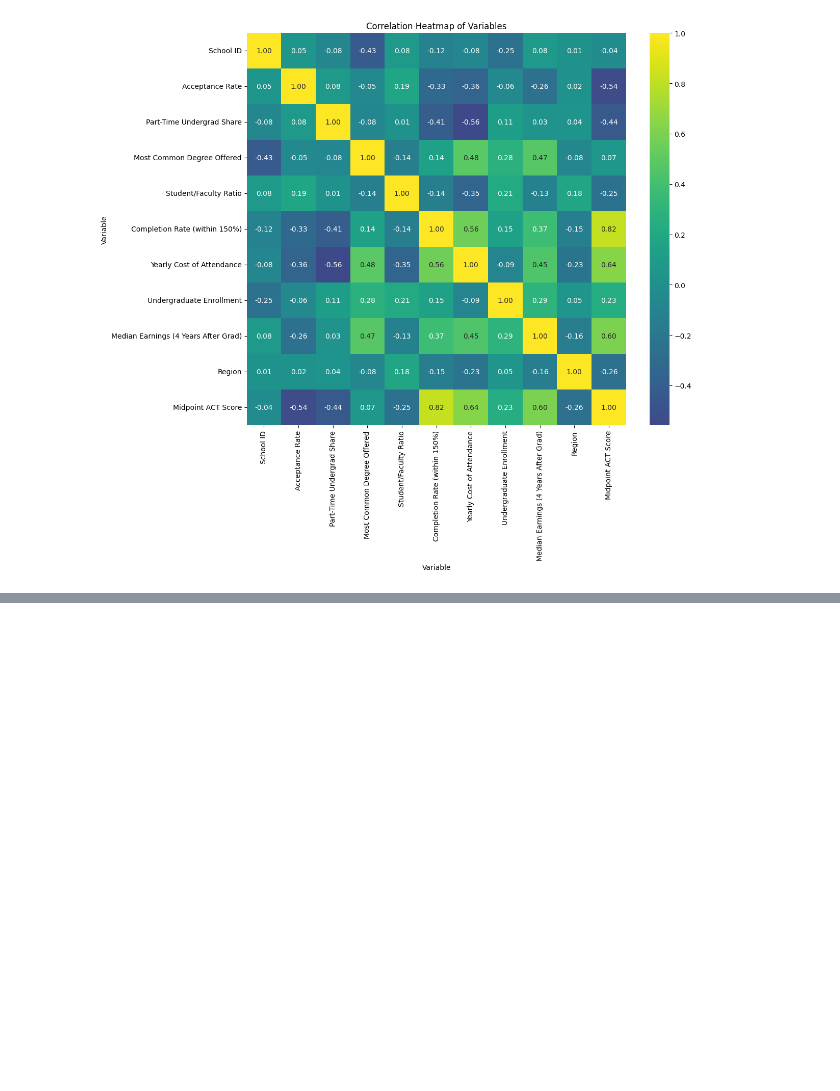
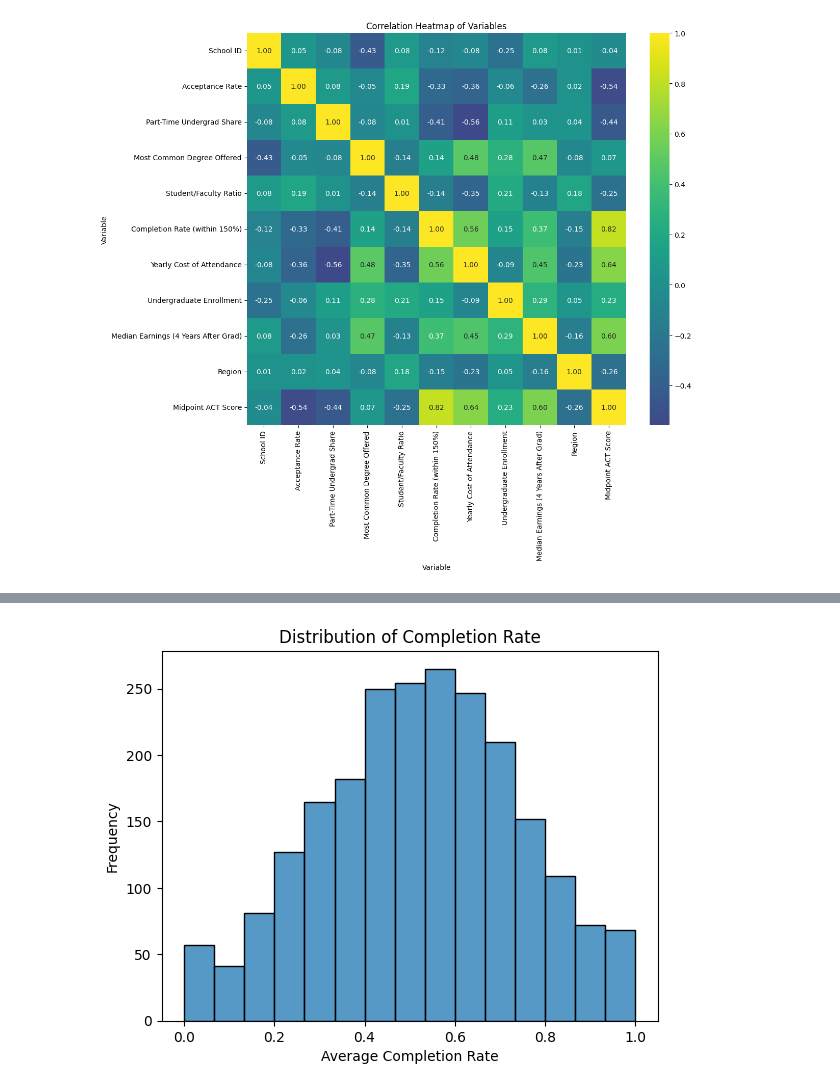
Before and after one commit to evaterry4/DS3001_project, a Jupyter notebook: basic_visualizations.ipynb, the cells around one changed output, grey strips where cells are left out. Saved outputs shown, nothing was run; the diff lists cells and outputs as text; code cells hidden in the pictures; blank space fills up the shorter version.

```diff
--- a/basic_visualizations.ipynb
+++ b/basic_visualizations.ipynb
@@ -277,0 +323,9 @@ plt.show()
+# %%
+#Histogram of Completion Rate
+sns.histplot(data['C150_4'], bins=15)
+plt.title('Distribution of Completion Rate')
+plt.xlabel('Average Completion Rate')
+plt.ylabel('Frequency')
+plt.show()
+# %% [output]
+[figure, added]
```
Also changed, not shown: parts of 8 cells of this notebook.
